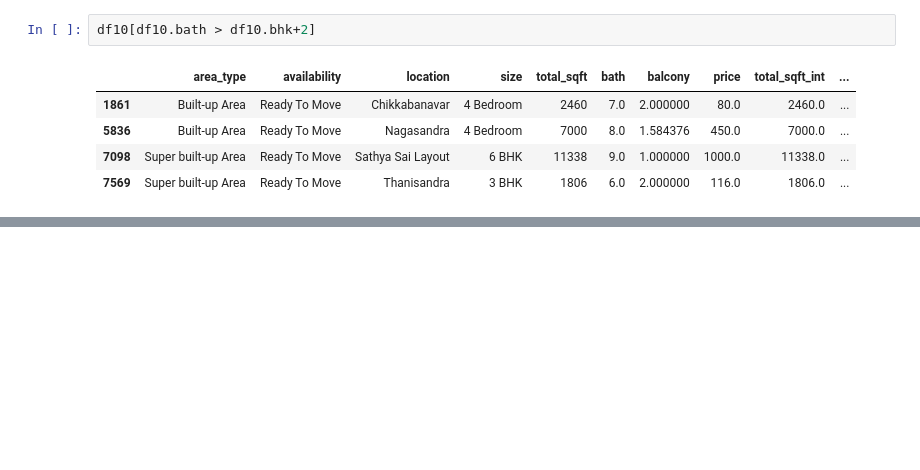
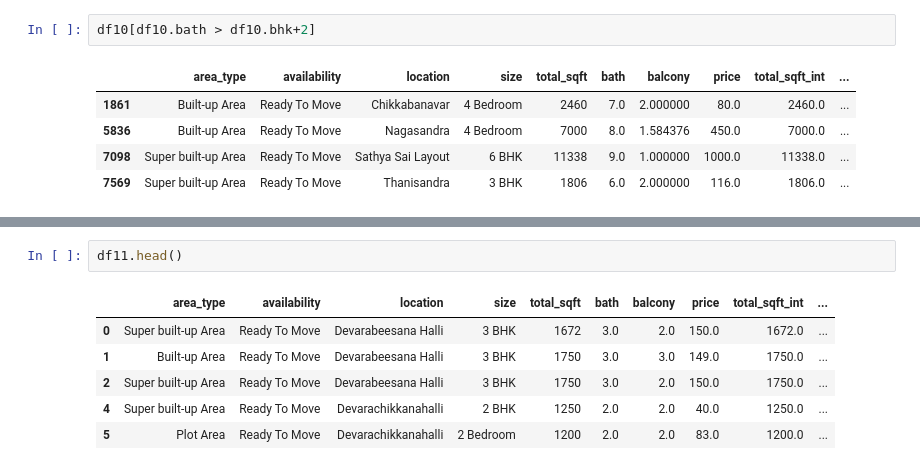
Before and after one commit to swapnalishamrao/Bengalore_House_Price_Prediction, a Jupyter notebook: Benglore_Housing_Price_Perediction.ipynb, the cells around one changed output, grey strips where cells are left out. Drawn from its saved outputs; the diff is of its cells as text; blank space fills up the shorter version.

```diff
--- a/Benglore_Housing_Price_Perediction.ipynb
+++ b/Benglore_Housing_Price_Perediction.ipynb
@@ -599,0 +620,9 @@ df10[df10.bath > df10.bhk+2]
+# %%
+df11.head()
+# %% [output]
+|  | area_type | availability | location | size | total_sqft | bath | balcony | price | total_sqft_int | ... |
+| 0 | Super built-up Area | Ready To Move | Devarabeesana Halli | 3 BHK | 1672 | 3.0 | 2.0 | 150.0 | 1672.0 | ... |
+| 1 | Built-up Area | Ready To Move | Devarabeesana Halli | 3 BHK | 1750 | 3.0 | 3.0 | 149.0 | 1750.0 | ... |
+| 2 | Super built-up Area | Ready To Move | Devarabeesana Halli | 3 BHK | 1750 | 3.0 | 2.0 | 150.0 | 1750.0 | ... |
+| 4 | Super built-up Area | Ready To Move | Devarachikkanahalli | 2 BHK | 1250 | 2.0 | 2.0 | 40.0 | 1250.0 | ... |
+| 5 | Plot Area | Ready To Move | Devarachikkanahalli | 2 Bedroom | 1200 | 2.0 | 2.0 | 83.0 | 1200.0 | ... |
```
Also changed, not shown: parts of 6 cells of this notebook.
